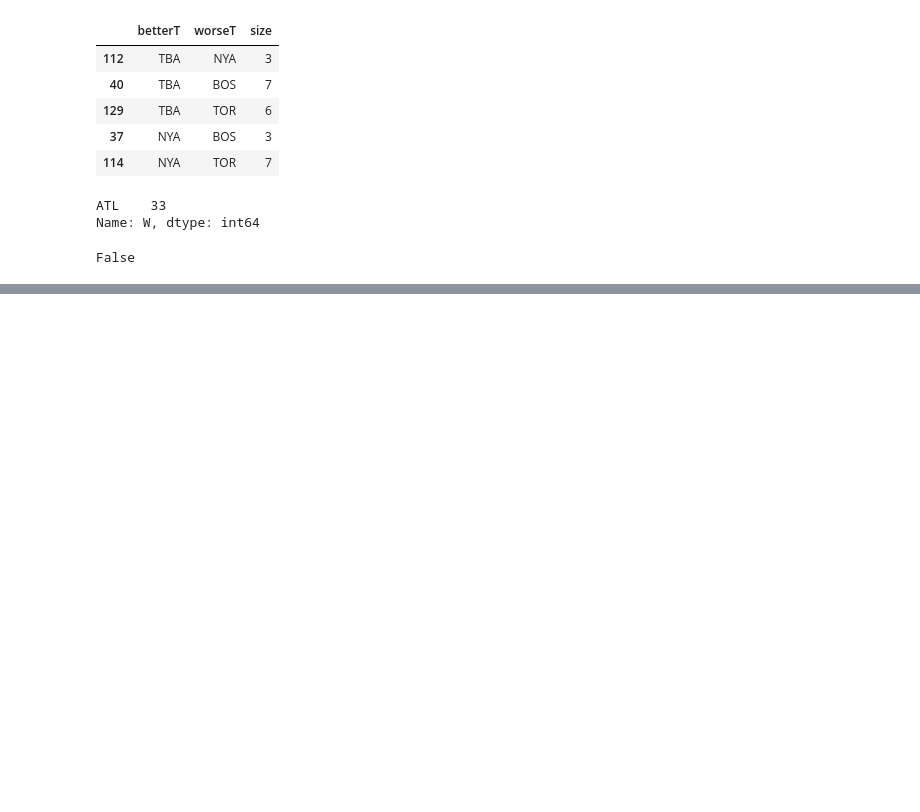
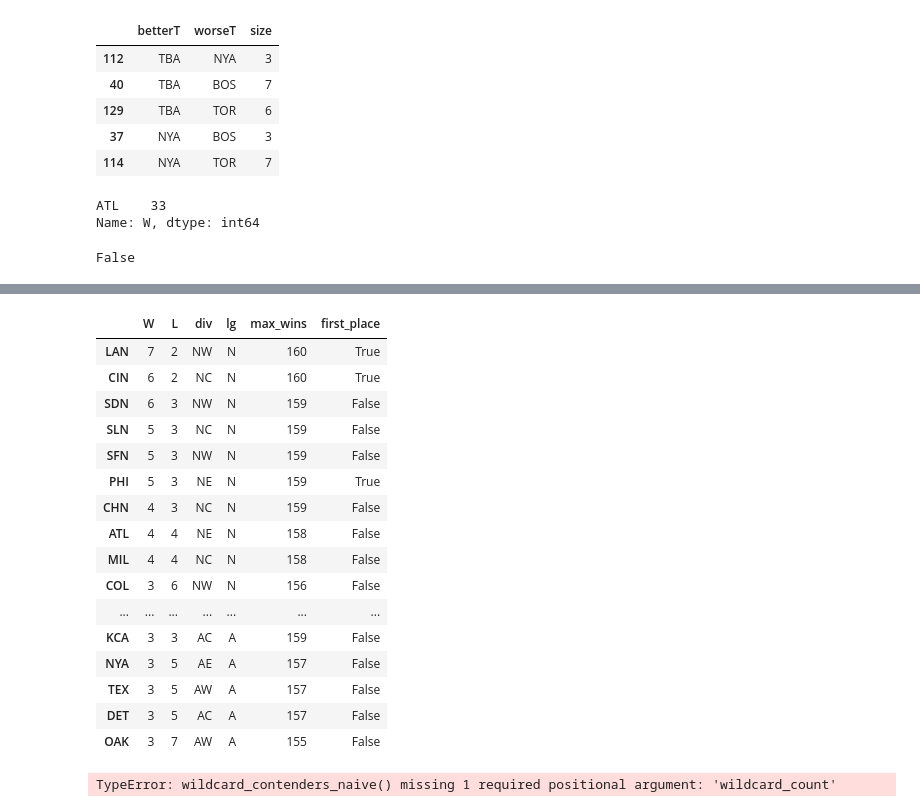
Before and after one commit to markongithub/mlb_standings, a Jupyter notebook: mlb_standings.ipynb, the cells around one changed output, grey strips where cells are left out. Drawn from its saved outputs; the diff is of its cells as text; code cells hidden in the pictures; blank space fills up the shorter version.

```diff
--- a/mlb_standings.ipynb
+++ b/mlb_standings.ipynb
@@ -1,17 +1,20 @@
 # %%
 import pandas as pd
 import numpy as np
-game_log_path = './data/GL2021.txt'
-retro_df_columns=['date', 'doubleheader_index','weekday', 'visitor', 'visitor_league', 'visitor_game_num', 'home', 'home_league', 'home_game_num', 'visitor_score', 'home_score', 'length_outs', 'day_night', 'completion']
-df = pd.read_csv(game_log_path, header=0, names=retro_df_columns, usecols=range(len(retro_df_columns)))
 # The never-made-up COL-ATL game is not here:
 # df.loc[(df['date'] == 20210916)]
 
-df['date'] = df['date'].astype(str)
-df['completion_date'] = df['date']
-df.loc[(~df['completion'].isnull()), 'completion_date'] = df['completion'].str.split(',').str[0]
-df['completion_date'] = df['completion_date'].astype(str)
 
+def load_game_log(game_log_path):
+    retro_df_columns=['date', 'doubleheader_index','weekday', 'visitor', 'visitor_league', 'visitor_game_num', 'home', 'home_league', 'home_game_num', 'visitor_score', 'home_score', 'length_outs', 'day_night', 'completion']
+    df = pd.read_csv(game_log_path, header=0, names=retro_df_columns, usecols=range(len(retro_df_columns)))
+    df['date'] = df['date'].astype(str)
+    df['completion_date'] = df['date']
+    df.loc[(~df['completion'].isnull()), 'completion_date'] = df['completion'].str.split(',').str[0]
+    df['completion_date'] = df['completion_date'].astype(str)
+    return df
+
+df = load_game_log('./data/GL2021.txt')
 df.loc[(df['date'] != df['completion_date'])]
 # %% [output]
 |  | date | doubleheader_index | weekday | visitor | visitor_league | visitor_game_num | home | home_league | ... |
@@ -432,0 +432,50 @@ print(f'Still in contention: {division_contenders(standings)}')
+# %%
+def wildcard_standings(standings_immutable, wildcard_count):
+    contenders = set()
+    if not wildcard_count:
+        return contenders
+    df = standings_immutable.copy()
+    # I hate myself for this
+    df['div'] = divisions['div']
+    df['lg'] = divisions['lg']
+    df['max_wins'] = 162 - df['L']
+
+
+    df['first_place'] = False
+    df.loc[df.groupby('div').head(1).index, 'first_place'] = True
+    wildcard_wins_by_league = df.loc[df['first_place'] == False].sort_values(by=['W'], ascending=False).groupby('lg').nth(wildcard_count - 1)['W']
+    def this_is_horrible(lg):
+        return wildcard_wins_by_league.loc[lg]
+    merge1 = df.merge(wildcard_wins_by_league, left_on=['lg'], right_index=True)
+    return merge1.loc[merge1['max_wins'] >= merge1['W_y']][['W_x', 'L', 'div', 'lg', 'max_wins', 'first_place']].rename(columns={'W_x': 'W'})
+
+current_standings = compute_standings(df.loc[df['completion_date'] <= '20210410'])
+current_standings['div'] = divisions['div']
+current_standings['lg'] = divisions['lg']
+current_standings['max_wins'] = 162 - current_standings['L']
+
+wildcard_standings(current_standings, wildcard_count=2)
+# %% [output]
+|  | W | L | div | lg | max_wins | first_place |
+| LAN | 7 | 2 | NW | N | 160 | True |
+| CIN | 6 | 2 | NC | N | 160 | True |
+| SDN | 6 | 3 | NW | N | 159 | False |
+| SLN | 5 | 3 | NC | N | 159 | False |
+| SFN | 5 | 3 | NW | N | 159 | False |
+| PHI | 5 | 3 | NE | N | 159 | True |
+| CHN | 4 | 3 | NC | N | 159 | False |
+| ATL | 4 | 4 | NE | N | 158 | False |
+| MIL | 4 | 4 | NC | N | 158 | False |
+| COL | 3 | 6 | NW | N | 156 | False |
+| ... | ... | ... | ... | ... | ... | ... |
+| KCA | 3 | 3 | AC | A | 159 | False |
+| NYA | 3 | 5 | AE | A | 157 | False |
+| TEX | 3 | 5 | AW | A | 157 | False |
+| DET | 3 | 5 | AC | A | 157 | False |
+| OAK | 3 | 7 | AW | A | 155 | False |
+# %%
+def wildcard_contenders_naive(standings_immutable, wildcard_count):
+    return set(wildcard_standings(standings_immutable, wildcard_count).index)
+wildcard_contenders_naive(current_standings)
+# %% [output]
+TypeError: wildcard_contenders_naive() missing 1 required positional argument: 'wildcard_count'
```
Also changed, not shown: parts of 11 cells of this notebook.
